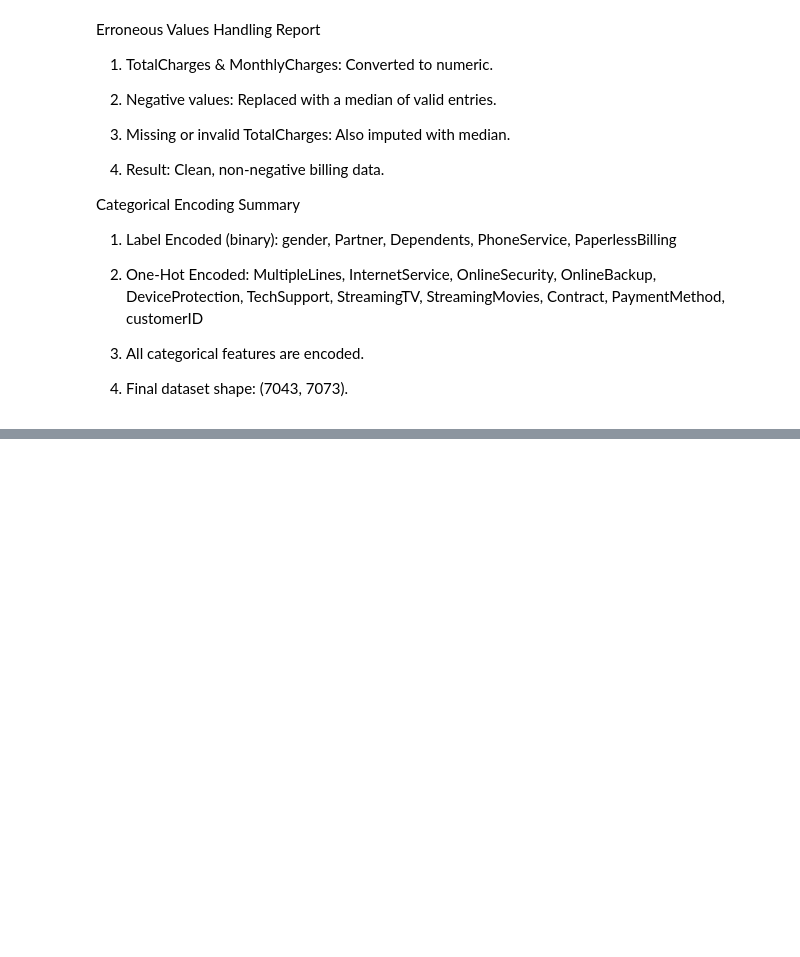
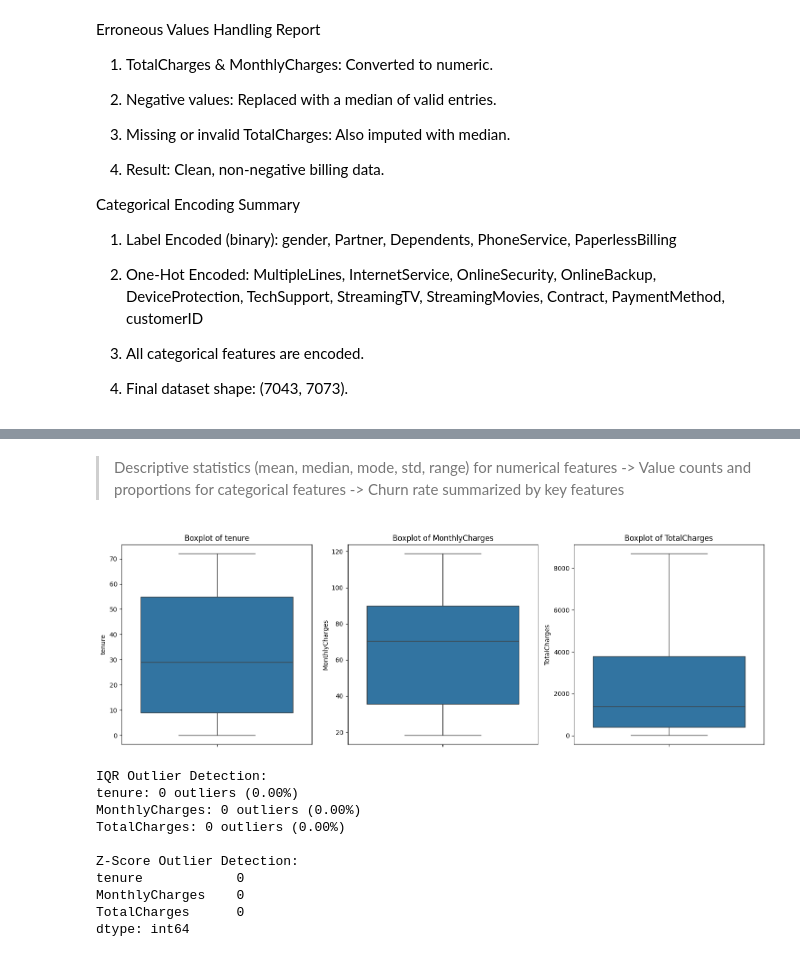
Before and after one commit to VijayKumarAvula13/telco-customer-churn-analysis, a Jupyter notebook: notebooks/EDA_telco_customer_churn.ipynb, the cells around one changed output, grey strips where cells are left out. Drawn from its saved outputs; the diff is of its cells as text; code cells hidden in the pictures; blank space fills up the shorter version.

Commit message:
Part 3 EDA: Descriptive Stats, Outliers & Feature Relationships

```diff
--- a/notebooks/EDA_telco_customer_churn.ipynb
+++ b/notebooks/EDA_telco_customer_churn.ipynb
@@ -232,7 +232,7 @@ OnlineBackup        0
 print("Missing values in each column:\n", df.isnull().sum())
 
 # CATEGORICAL IMPUTATION (Mode)
-ategorical_cols = ['Partner', 'Dependents', 'MultipleLines']
+categorical_cols = ['Partner', 'Dependents', 'MultipleLines']
 for col in categorical_cols:
     mode_val = df[col].mode()[0]
     df[col] = df[col].fillna(mode_val)
@@ -407,0 +526,62 @@ Categorical Encoding Summary
+# %% [markdown]
+> Descriptive statistics (mean, median, mode, std, range) for numerical features
+-> Value counts and proportions for categorical features
+-> Churn rate summarized by key features
+# %%
+# 3.2
+import pandas as pd
+import numpy as np
+import matplotlib.pyplot as plt
+import seaborn as sns
+from scipy.stats import zscore
+
+df['TotalCharges'] = pd.to_numeric(df['TotalCharges'], errors='coerce')
+df['TotalCharges'] = df['TotalCharges'].fillna(df['TotalCharges'].median())
+
+# Select numerical features
+numerical_features = ['tenure', 'MonthlyCharges', 'TotalCharges']
+
+# Visualization: Boxplots
+plt.figure(figsize=(15, 5))
+for i, feature in enumerate(numerical_features, 1):
+    plt.subplot(1, 3, i)
+    sns.boxplot(y=df[feature])
+    plt.title(f'Boxplot of {feature}')
+plt.tight_layout()
+plt.show()
+
+# IQR Method
+print("\nIQR Outlier Detection:")
+iqr_report = {}
+for feature in numerical_features:
+    Q1 = df[feature].quantile(0.25)
+    Q3 = df[feature].quantile(0.75)
+    IQR = Q3 - Q1
+    lower_bound = Q1 - 1.5 * IQR
+    upper_bound = Q3 + 1.5 * IQR
+
+    outliers = df[(df[feature] < lower_bound) | (df[feature] > upper_bound)]
+    iqr_report[feature] = {
+        'outlier_count': len(outliers),
+        'lower_bound': lower_bound,
+        'upper_bound': upper_bound
+    }
+    print(f"{feature}: {len(outliers)} outliers ({len(outliers)/len(df):.2%})")
+
+# Z-Score Method
+print("\nZ-Score Outlier Detection:")
+z_scores = df[numerical_features].apply(zscore)
+z_outliers = (np.abs(z_scores) > 3).sum()
+print(z_outliers)
+# %% [output]
+[figure, added]
+IQR Outlier Detection:
+tenure: 0 outliers (0.00%)
+MonthlyCharges: 0 outliers (0.00%)
+TotalCharges: 0 outliers (0.00%)
+
+Z-Score Outlier Detection:
+tenure            0
+MonthlyCharges    0
+TotalCharges      0
+dtype: int64
```
Also changed, not shown: parts of 6 cells of this notebook.
